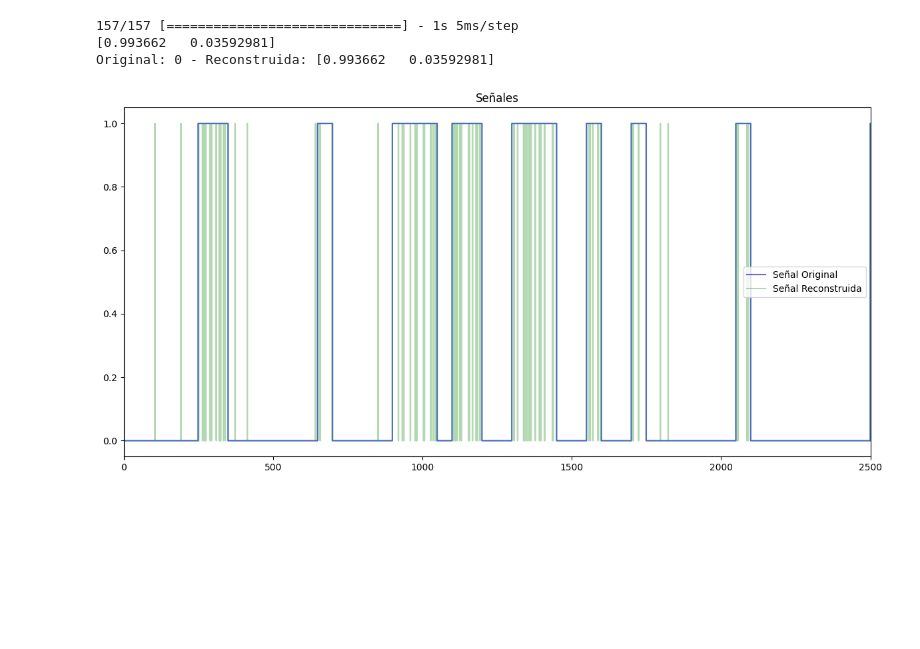
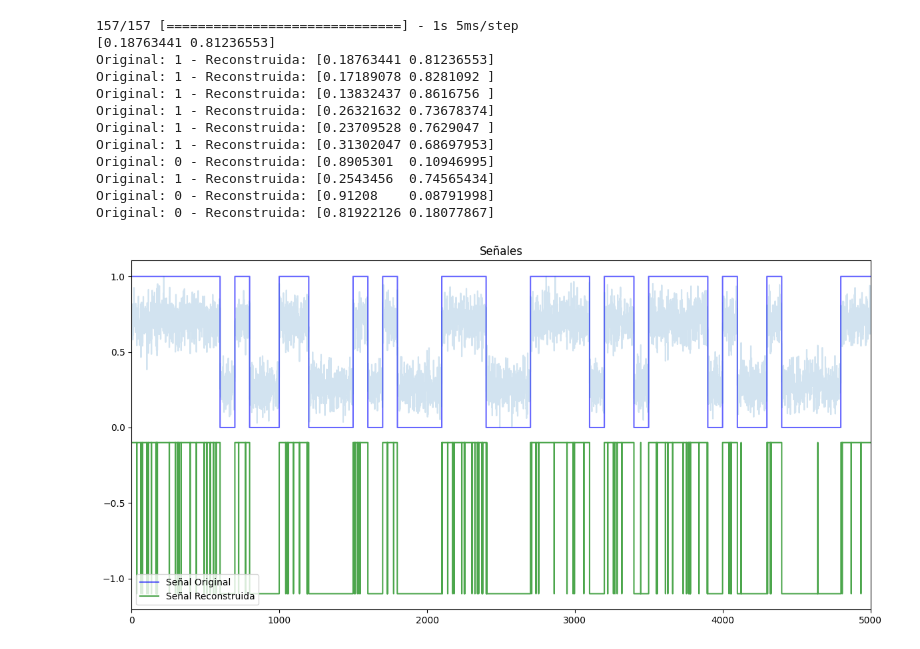
Before and after one commit to JCardenas05/Teoria_Se-ales, a Jupyter notebook: Taller_5/Taller_Red_5.ipynb, the cells around one changed output. Drawn from its saved outputs; the diff is of its cells as text; code cells hidden in the pictures; blank space fills up the shorter version.

```diff
--- a/Taller_5/Taller_Red_5.ipynb
+++ b/Taller_5/Taller_Red_5.ipynb
@@ -8,8 +8,8 @@ from sklearn.model_selection import train_test_split
 
 # Dividir los datos en entrenamiento y prueba
 # %%
-def map(value, min, max):
-        return (value/np.max(value)) * (max - min)
+def map_range(value, min_, max_):
+        return ((value-np.min(value))/(np.max(value)-np.min(value))) * (max_ - min_)
 # %%
 a1 = 1       # Valor del símbolo a1
 a0 = 0    # Valor del símbolo a0
@@ -63,11 +66,13 @@ print(message_corrupt.shape[0])
 # %%
 
-entrada = tf.keras.layers.Dense(units=5, input_shape=[1])
-capa1 = tf.keras.layers.Dense(units=20, activation='relu')
-capa2 = tf.keras.layers.Dense(units=20, activation='relu')
-capa3 = tf.keras.layers.Dense(units=20, activation='relu')
-salida = tf.keras.layers.Dense(units=2, activation='sigmoid')
-modelo = tf.keras.Sequential([entrada, capa1, capa2,capa3, salida])
+entrada = tf.keras.layers.Dense(units=1, input_shape=[1])
+#entrada = tf.keras.layers.Flatten(uints=2, input_shape=(len(message_org),1)), #1 - blanco y negro
+capa1   = tf.keras.layers.Dense(units=20, activation='relu')
+capa2   = tf.keras.layers.Dense(units=20, activation='relu')
+capa3   = tf.keras.layers.Dense(units=20, activation='relu')
+salida  = tf.keras.layers.Dense(units=2, activation='softmax')
+modelo  = tf.keras.Sequential([entrada, capa1, capa2,capa3, salida])
+
 
 # Compilación del modelo
 modelo.compile(optimizer='adam',
@@ -75,7 +80,7 @@ modelo.compile(optimizer='adam',
                metrics=['accuracy']
               )
 
-historial=modelo.fit(message_corrupt, message_org, epochs=10)
+historial=modelo.fit(message_corrupt, message_org, epochs=20)
 
 # Evaluación del modelo
 #loss, accuracy = modelo.evaluate(X_test, y_test)
@@ -112,43 +117,67 @@ plt.plot(historial.history["loss"])
 # %%
+a1 = 1       # Valor del símbolo a1
+a0 = 0    # Valor del símbolo a0
+Nsamples = 100 # Muestras de tiempo por símbolo
+# Probabilidades de los símbolos
+p_0 = 0.5
+p_1 = 1 - p_0
+
+amp_noise = 0.2
+
+Nsymbols = 50 # Número total de símbolos
+N = Nsymbols * Nsamples  # Número total de muestras
+
+time = np.linspace(0, N, N)
+
 data_test = np.random.choice([a0, a1], size=Nsymbols, p=[p_0, p_1])
 data_test = np.concatenate([[v]*Nsamples for v in data_test])
 
 
 message_test = data_test
 noise_test = np.random.normal(0, o2, N)
 message_corrupt_test  = message_test + noise_test*amp_noise
 message_corrupt_test = message_corrupt_test.reshape(-1, 1)  # Redimensionar para que cada muestra sea un vector de entrada
 
-message_corrupt_test = map(message_corrupt_test,0,1)
+message_corrupt_test = map_range(message_corrupt_test,0,1)
 
 message_predict = modelo.predict(message_corrupt_test)
 #message_predict_ = message_predict.reshape(1, -1)[0]
+
 
 print(message_predict[0])
 
 #print(max(message_predict_))
 
-for i in range(0,100,100):
+for i in range(0,1000,100):
     print(f"Original: {message_test[i]} - Reconstruida: {message_predict[i]}")
 
 # Predecir y aplicar umbral
 
-values = [0,1]
+values = [-1.1,-0.1]
 message_predict = [values[np.argmax(dato)] for dato in message_predict]
 
 plt.figure(figsize=(12,6),tight_layout=True)  #modificar el tamaño (x,y)
 plt.step(time,message_test, '-b', label='Señal Original', alpha=0.6)
-plt.step(time,message_predict, '-g',label='Señal Reconstruida', alpha=0.3)
-#plt.step(time,message_corrupt, alpha=0.1)
-plt.xlim(0,int(N/2))
+plt.step(time,message_predict, '-g',label='Señal Reconstruida', alpha=0.7)
+plt.step(time,message_corrupt_test, alpha=0.2)
+plt.xlim(0,int(N))
 plt.title(f'Señales')
 plt.legend()
 plt.show()
 # %% [output]
 157/157 [==============================] - 1s 5ms/step
-[0.993662   0.03592981]
-Original: 0 - Reconstruida: [0.993662   0.03592981]
+[0.18763441 0.81236553]
+Original: 1 - Reconstruida: [0.18763441 0.81236553]
+Original: 1 - Reconstruida: [0.17189078 0.8281092 ]
+Original: 1 - Reconstruida: [0.13832437 0.8616756 ]
+Original: 1 - Reconstruida: [0.26321632 0.73678374]
+Original: 1 - Reconstruida: [0.23709528 0.7629047 ]
+Original: 1 - Reconstruida: [0.31302047 0.68697953]
+Original: 0 - Reconstruida: [0.8905301  0.10946995]
+Original: 1 - Reconstruida: [0.2543456  0.74565434]
+Original: 0 - Reconstruida: [0.91208    0.08791998]
+Original: 0 - Reconstruida: [0.81922126 0.18077867]
-[figure, old version]
+[figure, new version]
 # %%
 plt.hist(message_predict)
 # %% [output]
```
Also changed, not shown: parts of 8 cells of this notebook, 13 other files.
